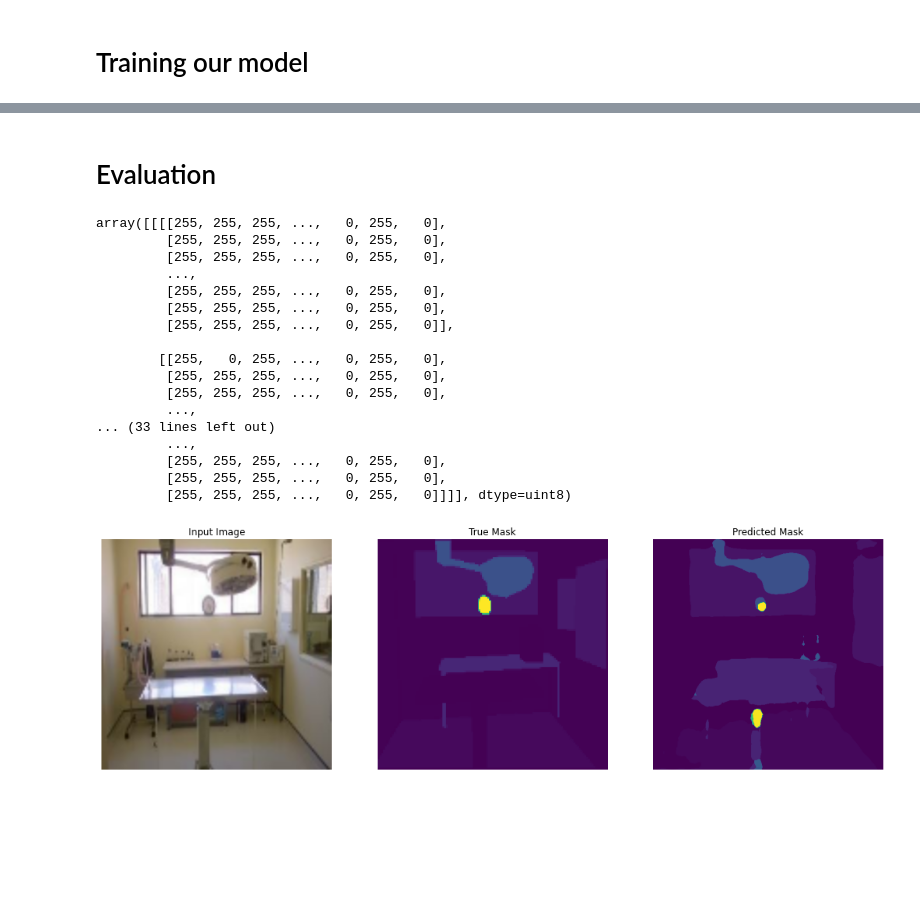
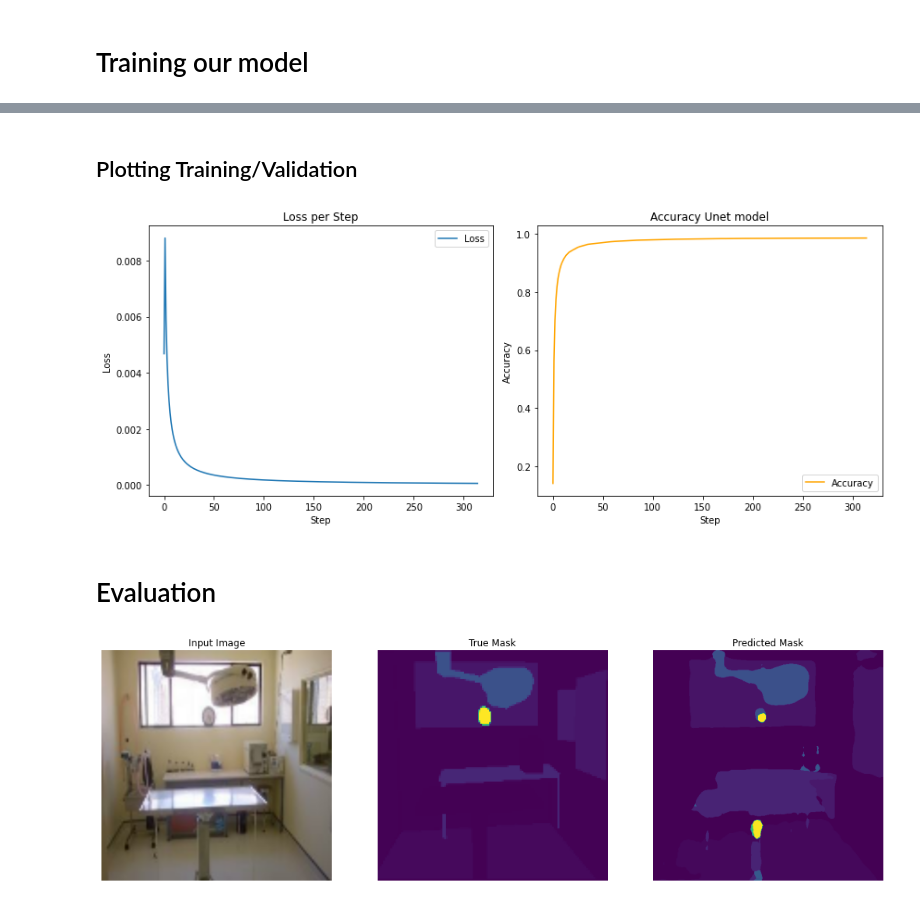
Before and after one commit to Nijaoui-Wassim/COMP473_Semantic_segmentation, a Jupyter notebook: TF_segmentation_zeroshot.ipynb, the cells around one changed output, grey strips where cells are left out. Cells and saved outputs as stored; diff of their text form; code cells hidden in the pictures; blank space fills up the shorter version.

```diff
--- a/TF_segmentation_zeroshot.ipynb
+++ b/TF_segmentation_zeroshot.ipynb
@@ -863,8 +886,8 @@ logdir = os.path.join("logs", datetime.datetime.now().strftime("%Y%m%d-%H%M%S"))
 tensorboard_callback = tf.keras.callbacks.TensorBoard(logdir, histogram_freq=1)
 
 callbacks = [
-    # to show samples after each epoch
-    #DisplayCallback(),
+    # to record metrics per step
+    CustomCallback(),
     # to collect some useful metrics and visualize them in tensorboard
     tensorboard_callback,
     # if no accuracy improvements we can stop the training directly
@@ -917,7 +940,11 @@ def combined_loss(y_true, y_pred):
     return dice + crossentropy
 
 
-model.compile(optimizer=optimizer, loss = smart_dice_loss,
+# Mean Intersection over Union Metric
+miou_metric = tf.keras.metrics.MeanIoU(num_classes=3)  # Specify the number of classes
+
+
+model.compile(optimizer='adam', loss = 'mse',
               metrics=['accuracy'])
 
 STEPS_PER_EPOCH = TRAINSET_SIZE // BATCH_SIZE
@@ -944,0 +975,29 @@ Epoch 00001: val_loss improved from inf to 0.15389, saving model to best_model_U
+# %% [markdown]
+## Plotting Training/Validation
+# %%
+losses_per_step = callbacks[0].losses
+accuracies_per_step = callbacks[0].accuracies
+
+unet_loss, unet_acc = losses_per_step, accuracies_per_step
+
+fig, axs = plt.subplots(1, 2, figsize=(12, 5))  # 1 row, 2 columns
+
+# Plot losses on the first subplot
+axs[0].plot(losses_per_step, label='Loss')
+axs[0].set_title('Loss per Step')
+axs[0].set_xlabel('Step')
+axs[0].set_ylabel('Loss')
+axs[0].legend()
+
+# Plot accuracies on the second subplot
+axs[1].plot(accuracies_per_step, label='Accuracy', color='orange')
+axs[1].set_title('Accuracy Unet model')
+axs[1].set_xlabel('Step')
+axs[1].set_ylabel('Accuracy')
+axs[1].legend()
+
+# Show the plot
+plt.tight_layout()
+plt.show()
+# %% [output]
+[figure, added]
@@ -945,43 +1038,5 @@ Epoch 00001: val_loss improved from inf to 0.15389, saving model to best_model_U
 # %% [markdown]
 # Evaluation
-# %%
-def scale_values_to_0_255_integers(tensor):
-    # Convert the tensor to a numpy array
-    values = tensor.numpy()
-
-    min_val = np.min(values)
-    max_val = np.max(values)
-
-    # Normalize the values between 0 and 1, then scale to 0-255
-    scaled_values = ((values - min_val) / (max_val - min_val)) * 255
-
-    # Convert to integers
-    integer_values = scaled_values.astype(np.uint8)
-
-    return integer_values
-
-# Usage example
-predicted_mask = model({'input_1': resized_image, 'input_2': sample_embedding_batch})
-predicted_mask_numpy = scale_values_to_0_255_integers(predicted_mask)
-predicted_mask_numpy
-# %% [output]
-array([[[[255, 255, 255, ...,   0, 255,   0],
-         [255, 255, 255, ...,   0, 255,   0],
-         [255, 255, 255, ...,   0, 255,   0],
-         ...,
-         [255, 255, 255, ...,   0, 255,   0],
-         [255, 255, 255, ...,   0, 255,   0],
-         [255, 255, 255, ...,   0, 255,   0]],
-
-        [[255,   0, 255, ...,   0, 255,   0],
-         [255, 255, 255, ...,   0, 255,   0],
-         [255, 255, 255, ...,   0, 255,   0],
-         ...,
-... (33 lines left out)
-         ...,
-         [255, 255, 255, ...,   0, 255,   0],
-         [255, 255, 255, ...,   0, 255,   0],
-         [255, 255, 255, ...,   0, 255,   0]]]], dtype=uint8)
 # %%
 # for i in range(5):
 #     for image, mask in dataset['train'].take(1):
```
Also changed, not shown: parts of 15 cells of this notebook.
